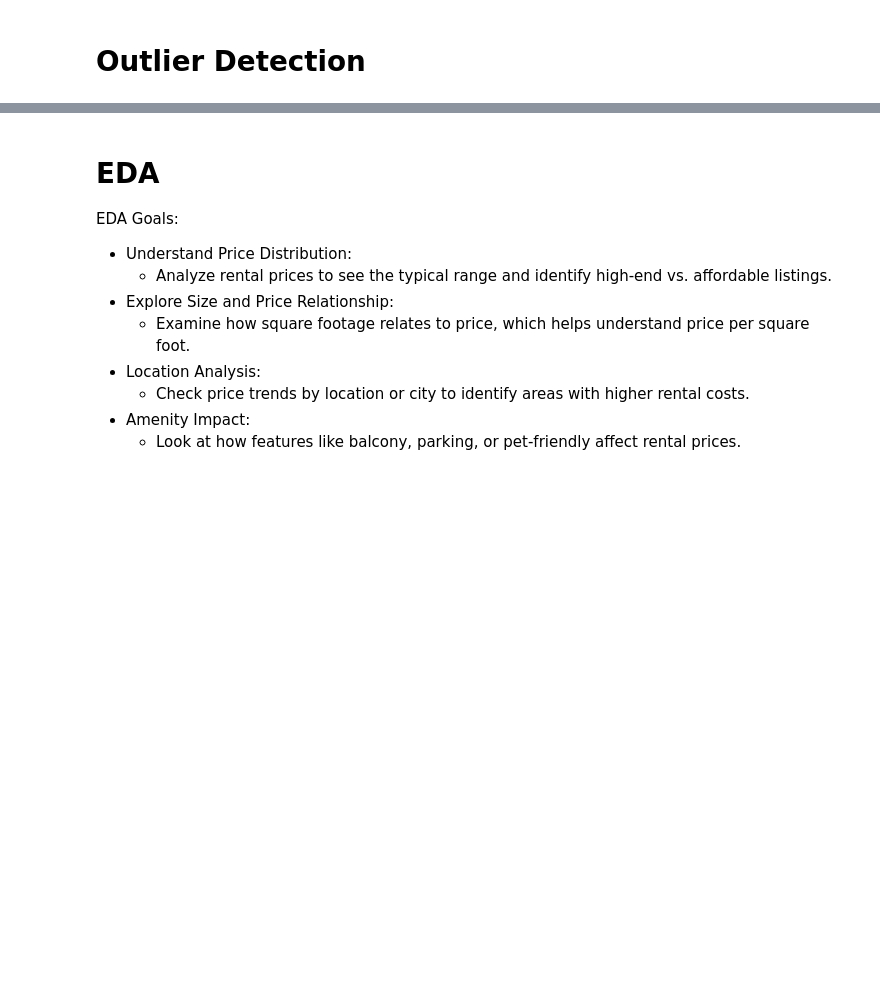
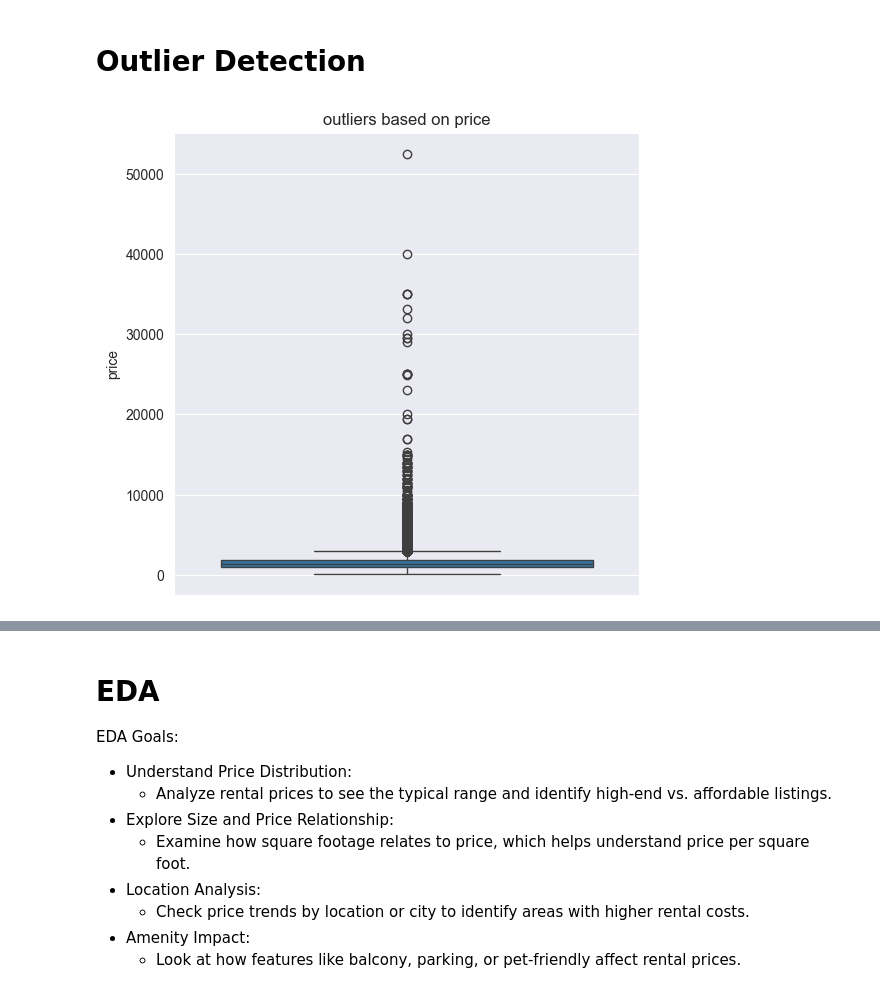
Before and after one commit to Mathias1997/Projekt-Rentprice, a Jupyter notebook: rent_price_exam.ipynb, the cells around one changed output, grey strips where cells are left out. Saved outputs shown, nothing was run; the diff lists cells and outputs as text; code cells hidden in the pictures; blank space fills up the shorter version.

Commit message:
Outlier detection

```diff
--- a/rent_price_exam.ipynb
+++ b/rent_price_exam.ipynb
@@ -476,3 +476,10 @@ data
 99125 rows × 39 columns
 # %% [markdown]
 # Outlier Detection
+# %%
+plt.figure(figsize=(6,6 ))
+sns.boxplot(data['price'])
+plt.title("outliers based on price")
+plt.show()
+# %% [output]
+[figure, added]
```
Also changed, not shown: parts of 8 cells of this notebook.
